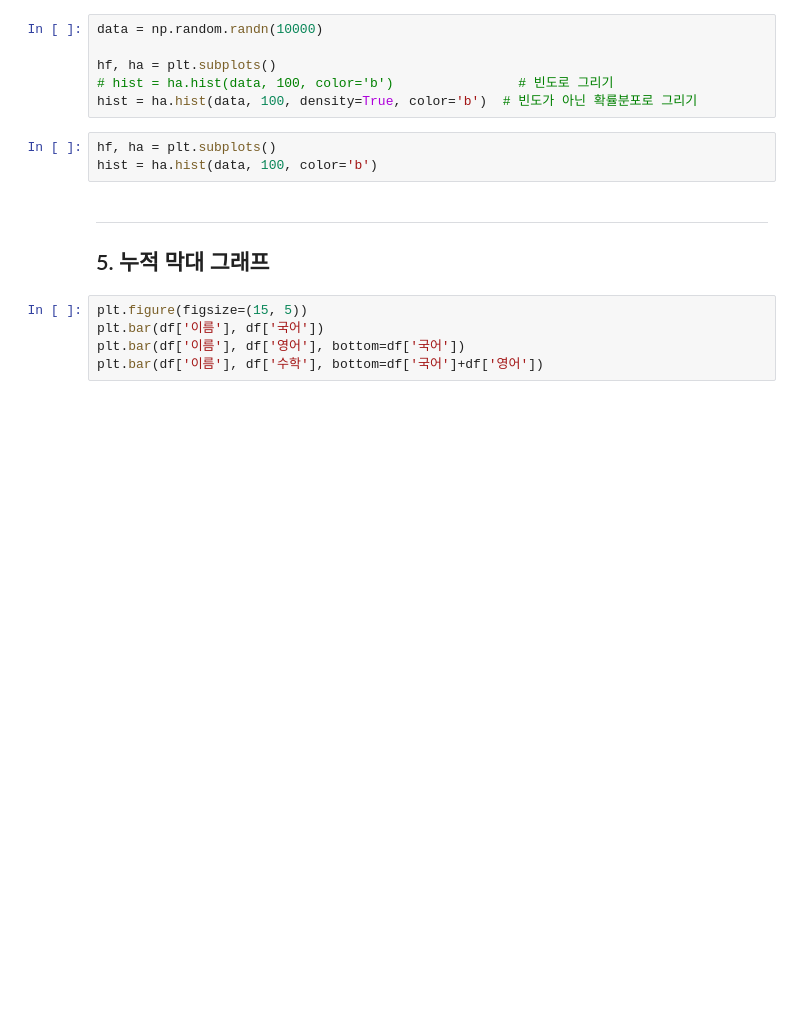
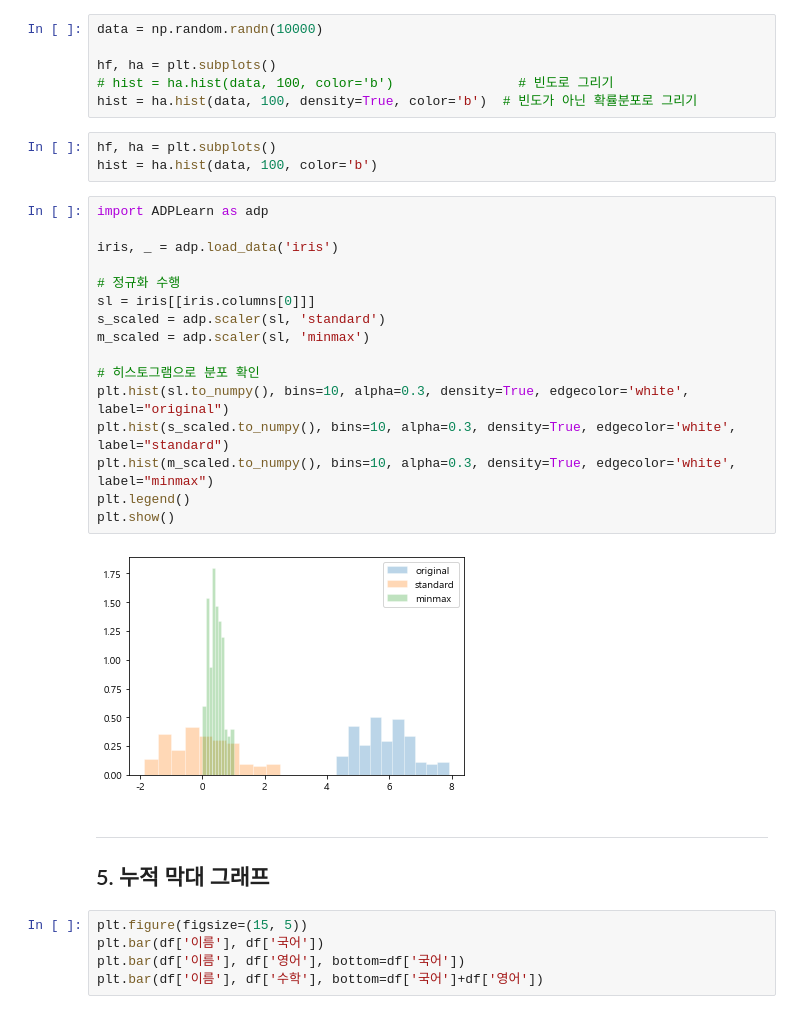
Before and after one commit to ksky1313/ADP, a Jupyter notebook: 03. matplotlib.ipynb, the cells around one changed output. Cells and saved outputs as stored; diff of their text form; blank space fills up the shorter version.

```diff
--- a/03. matplotlib.ipynb
+++ b/03. matplotlib.ipynb
@@ -219,6 +298,24 @@ hist = ha.hist(data, 100, density=True, color='b')  # 빈도가 아닌 확률분
 # %%
 hf, ha = plt.subplots()
 hist = ha.hist(data, 100, color='b')
+# %%
+import ADPLearn as adp
+
+iris, _ = adp.load_data('iris')
+
+# 정규화 수행
+sl = iris[[iris.columns[0]]]
+s_scaled = adp.scaler(sl, 'standard')
+m_scaled = adp.scaler(sl, 'minmax')
+
+# 히스토그램으로 분포 확인
+plt.hist(sl.to_numpy(), bins=10, alpha=0.3, density=True, edgecolor='white', label="original")
+plt.hist(s_scaled.to_numpy(), bins=10, alpha=0.3, density=True, edgecolor='white', label="standard")
+plt.hist(m_scaled.to_numpy(), bins=10, alpha=0.3, density=True, edgecolor='white', label="minmax")
+plt.legend()
+plt.show()
+# %% [output]
+[figure, added]
 # %% [markdown]
 ---
 ## 5. 누적 막대 그래프
```
Also changed, not shown: parts of 27 cells of this notebook, 16 other files.
